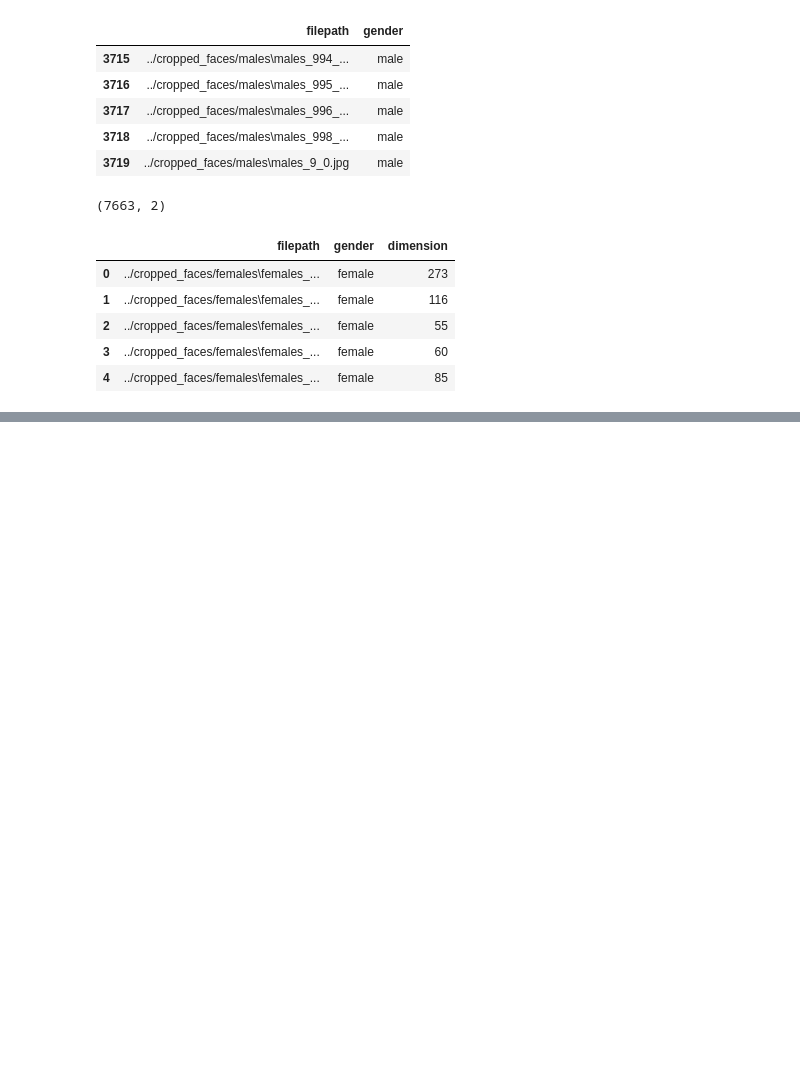
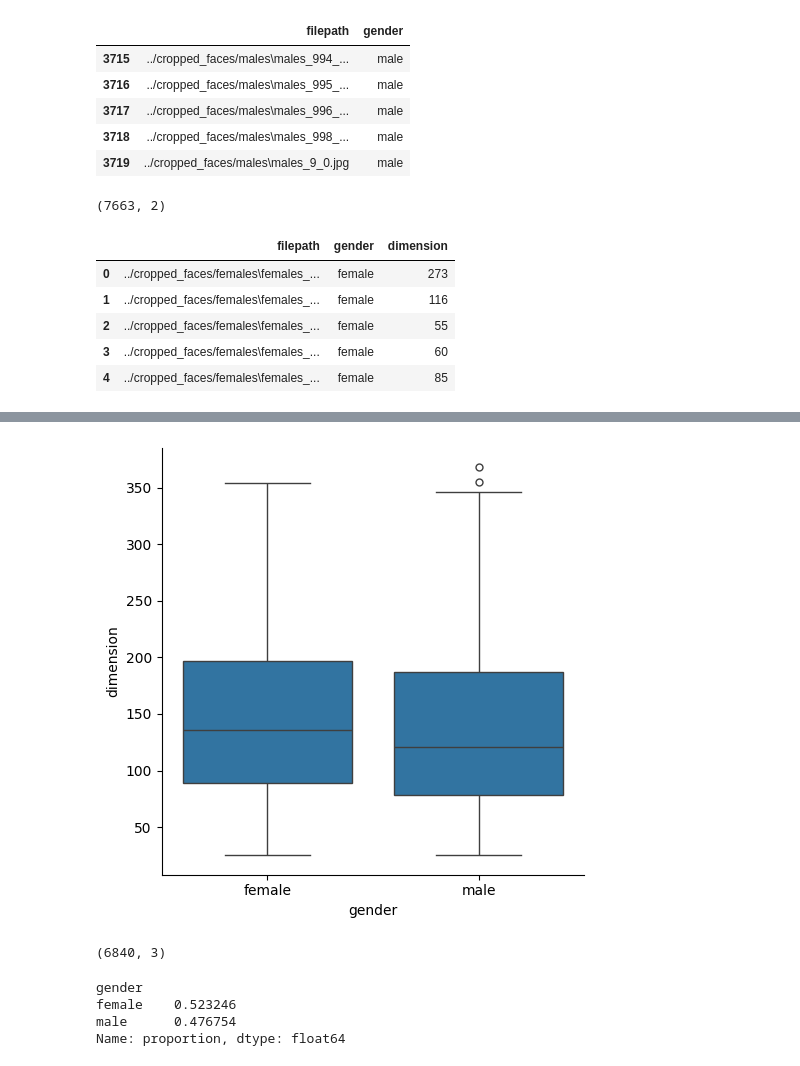
Before and after one commit to HerbertNtim/facelens_ds_ml, a Jupyter notebook: notebooks/02_GRM_data_preprocessing_EDA.ipynb, the cells around one changed output, grey strips where cells are left out. Drawn from its saved outputs; the diff is of its cells as text; code cells hidden in the pictures; blank space fills up the shorter version.

```diff
--- a/notebooks/02_GRM_data_preprocessing_EDA.ipynb
+++ b/notebooks/02_GRM_data_preprocessing_EDA.ipynb
@@ -58,0 +99,4 @@ faces_dataframe.head()
+# %%
+sns.catplot(data=faces_dataframe, x='gender', y='dimension', kind='box');
+# %% [output]
+[figure, added]
@@ -58,0 +105,11 @@ faces_dataframe.head()
+# %%
+faces_dataframe_filter.shape
+# %% [output]
+(6840, 3)
+# %%
+faces_dataframe_filter['gender'].value_counts(normalize=True)
+# %% [output]
+gender
+female    0.523246
+male      0.476754
+Name: proportion, dtype: float64
```
Also changed, not shown: parts of 5 cells of this notebook.
